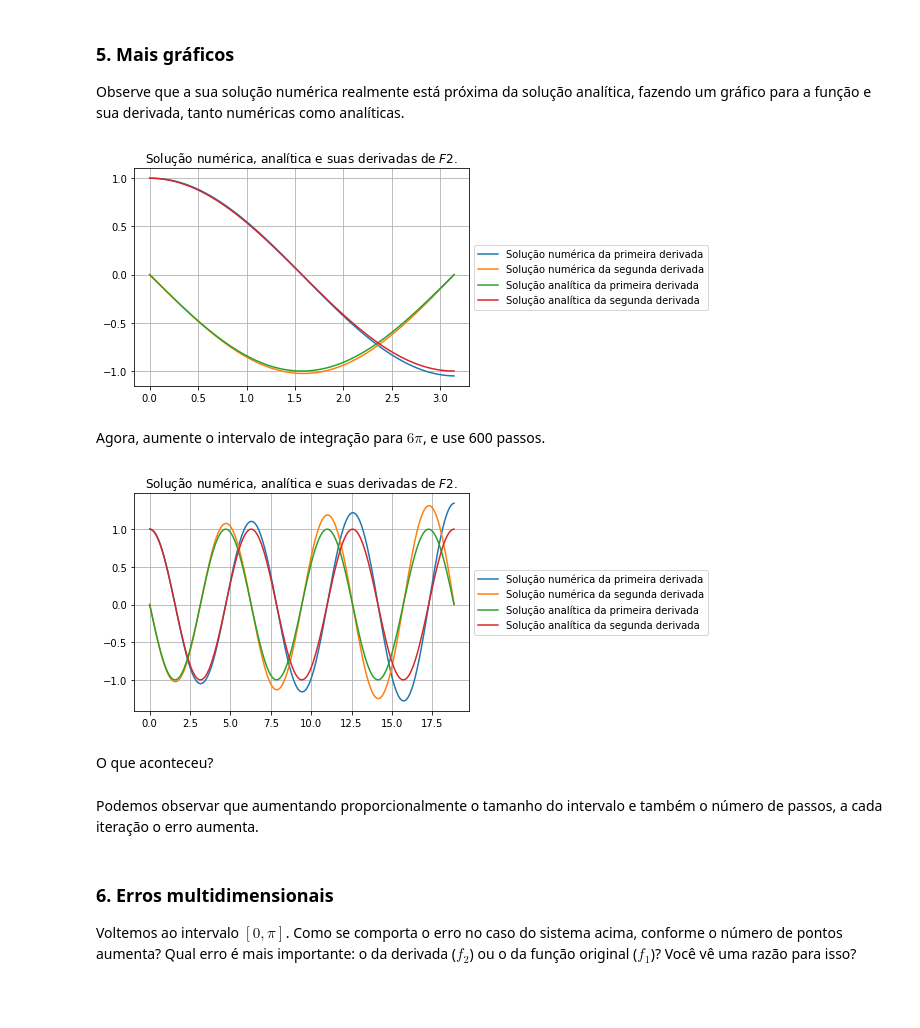
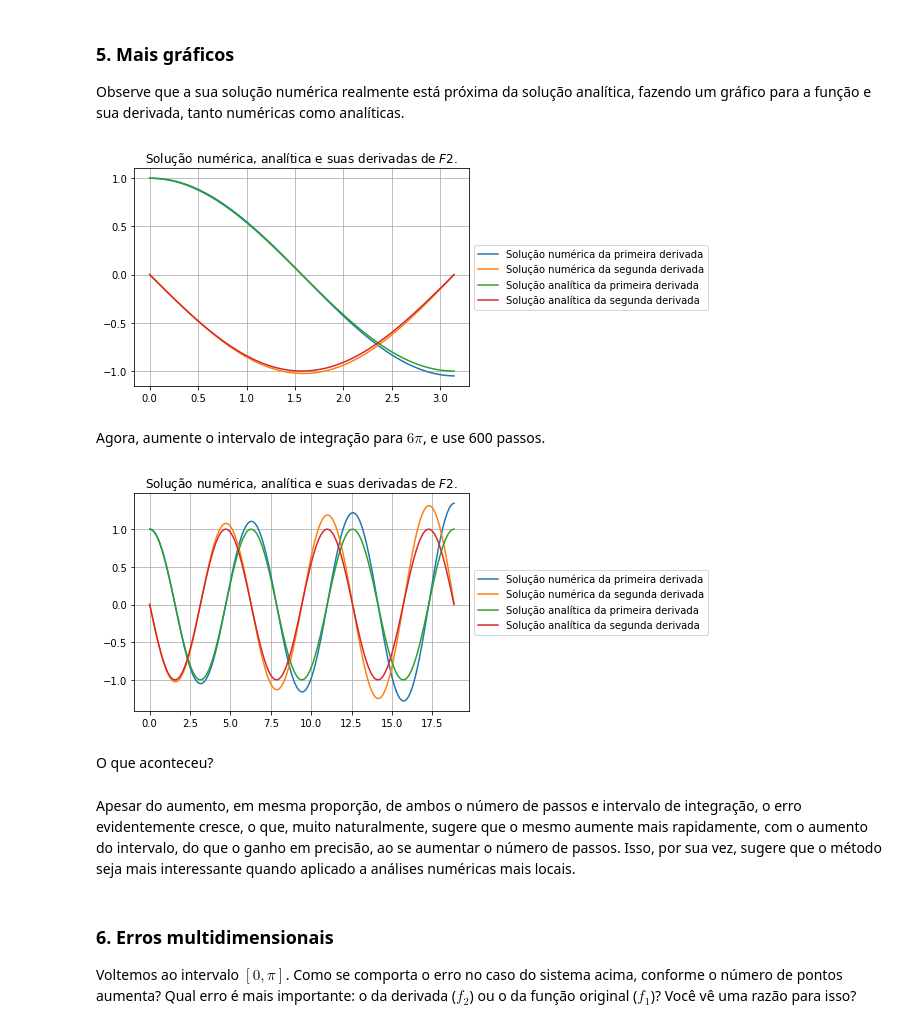
Before and after one commit to d-nct/cc1-projeto2, a Jupyter notebook: Projeto2.ipynb, the cells around one changed output. Drawn from its saved outputs; the diff is of its cells as text; code cells hidden in the pictures; blank space fills up the shorter version.

```diff
--- a/Projeto2.ipynb
+++ b/Projeto2.ipynb
@@ -248,8 +253,8 @@ ans = np.array([-1.0505597866729235, -0.0010851561020816455])
 # -------
 plt.plot(ts, vs[0], label = "Solução numérica da primeira derivada")
 plt.plot(ts, vs[1], label = "Solução numérica da segunda derivada")
-plt.plot(ts, -np.sin(ts), label = "Solução analítica da primeira derivada")
-plt.plot(ts, np.cos(ts), label = "Solução analítica da segunda derivada")
+plt.plot(ts, np.cos(ts), label = "Solução analítica da primeira derivada")
+plt.plot(ts, -np.sin(ts), label = "Solução analítica da segunda derivada")
 plt.legend(loc='center left', bbox_to_anchor=(1, 0.5))
 plt.title('Solução numérica, analítica e suas derivadas de $F2$.')
 ax = plt.gca()
@@ -260,7 +265,7 @@ ax.set_ylabel('')
 plt.grid()
 plt.show();
 # %% [output]
-[figure, old version]
+[figure, new version]
 # %%
 assert ax.title.get_text() != ""
 assert len(ax.lines) == 4
@@ -280,32 +285,32 @@ Agora, aumente o intervalo de integração para $6\pi$, e use 600 passos.
 # %%
 # Por Euler
 # ---------
 ts, ys = euler(F2, 0, 6*np.pi, np.array([1.0,0.0]), nsteps=600)
 vs = np.transpose(ys)
 
 # Analítica
 # ---------
 ans = np.array([-1.0505597866729235, -0.0010851561020816455])
 
 # Gráfico
 # -------
 plt.plot(ts, vs[0], label = "Solução numérica da primeira derivada")
 plt.plot(ts, vs[1], label = "Solução numérica da segunda derivada")
-plt.plot(ts, -np.sin(ts), label = "Solução analítica da primeira derivada")
-plt.plot(ts, np.cos(ts), label = "Solução analítica da segunda derivada")
+plt.plot(ts, np.cos(ts), label = "Solução analítica da primeira derivada")
+plt.plot(ts, -np.sin(ts), label = "Solução analítica da segunda derivada")
 plt.legend(loc='center left', bbox_to_anchor=(1, 0.5))
 plt.title('Solução numérica, analítica e suas derivadas de $F2$.')
 ax = plt.gca()
 ax.set_xlabel('')
 ax.set_ylabel('')
 plt.grid()
 plt.show();
 # %% [output]
-[figure, old version]
+[figure, new version]
 # %% [markdown]
 O que aconteceu?
-# %% [markdown]
-Podemos observar que aumentando proporcionalmente o tamanho do intervalo e também o número de passos, a cada iteração o erro aumenta.
+# %% [markdown]
+Apesar do aumento, em mesma proporção, de ambos o número de passos e intervalo de integração, o erro evidentemente cresce, o que, muito naturalmente, sugere que o mesmo aumente mais rapidamente, com o aumento do intervalo, do que o ganho em precisão, ao se aumentar o número de passos. Isso, por sua vez, sugere que o método seja mais interessante quando aplicado a análises numéricas mais locais.
 # %% [markdown]
 ### 6. Erros multidimensionais
 
```
Also changed, not shown: parts of 13 cells of this notebook.
